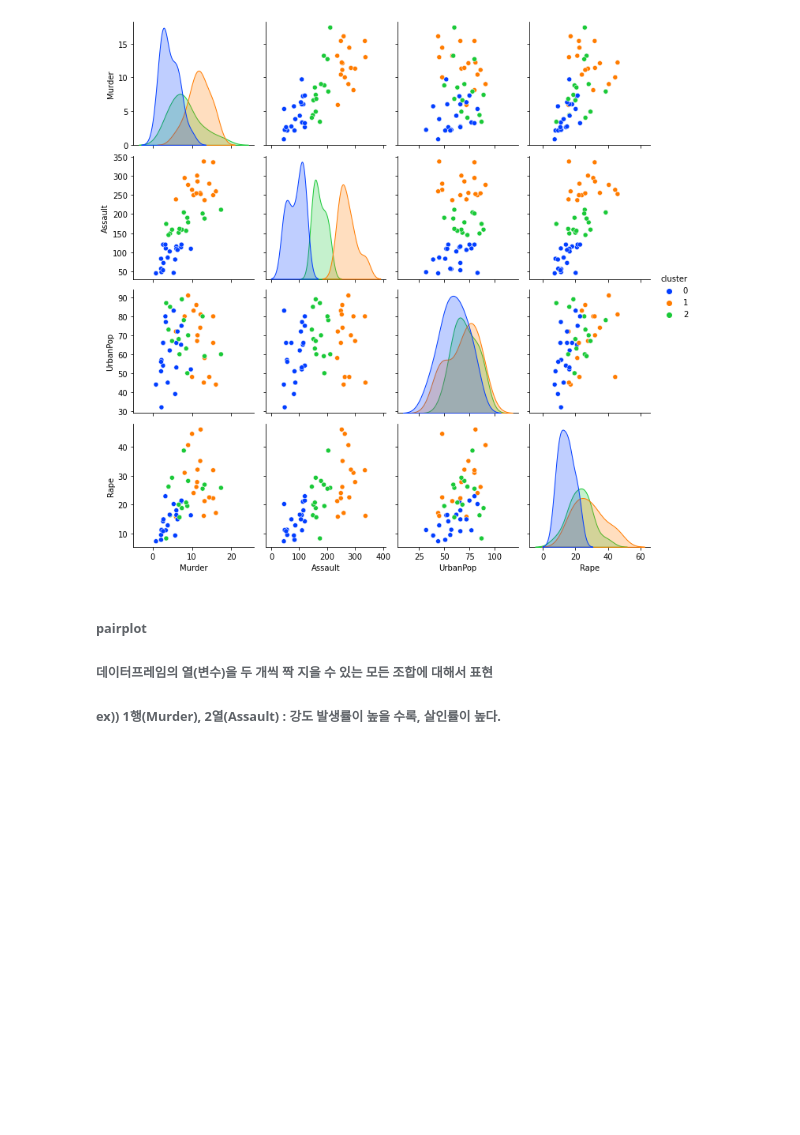
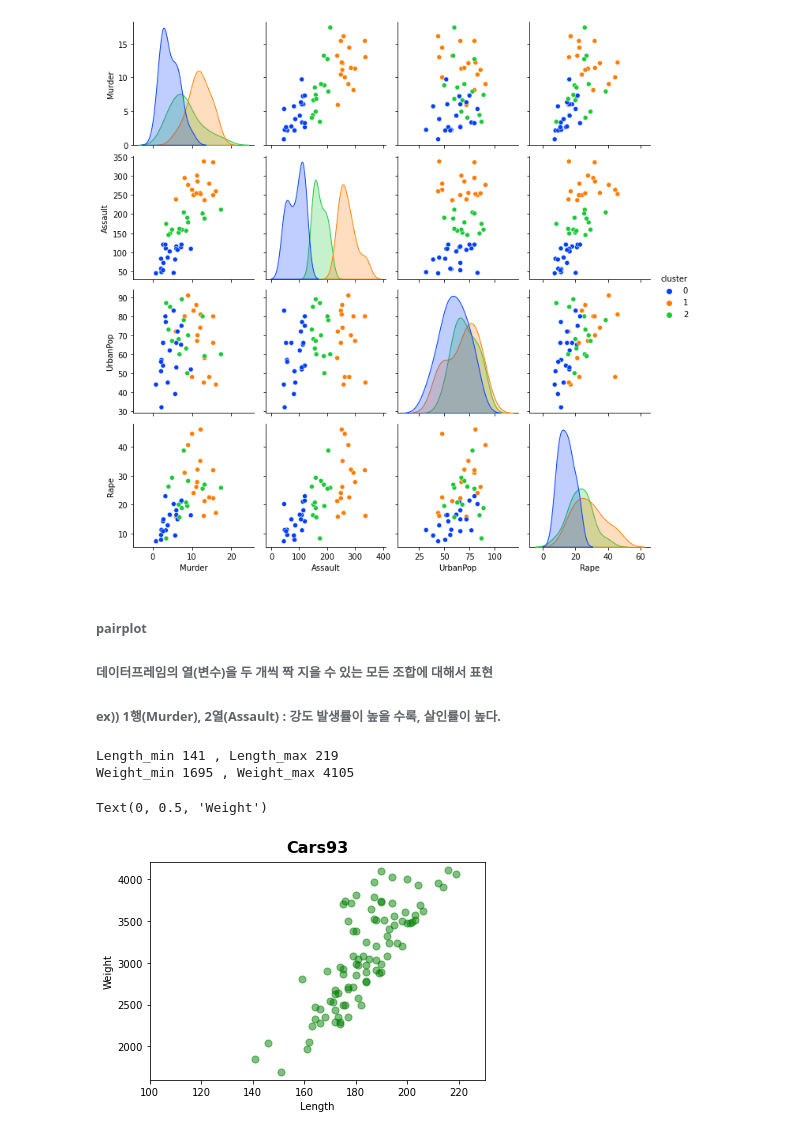
Before and after one commit to blackbutterfly0852/ADP_PRACTICE, a Jupyter notebook: 221017_시각화.ipynb, the cells around one changed output. Drawn from its saved outputs; the diff is of its cells as text; code cells hidden in the pictures; blank space fills up the shorter version.

```diff
--- a/221017_시각화.ipynb
+++ b/221017_시각화.ipynb
@@ -182,3 +182,28 @@ plt.show()
 ###### pairplot
 ###### 데이터프레임의 열(변수)을 두 개씩 짝 지을 수 있는 모든 조합에 대해서 표현
 ###### ex)) 1행(Murder), 2열(Assault) : 강도 발생률이 높을 수록, 살인률이 높다.
+# %%
+# 1. 산점도 - 두 개의 연속형 변수 관계 시각화
+# 두 개의 연속형 변수간의 관계를 알아볼 수 있도록 좌표평면 상에 관측점을 찍어 나타낸 그래프
+# 좌표형면 상의 관측점은 두 변수를 의미하는 x, y의 점으로 나타냄
+import pandas as pd
+import matplotlib.pyplot as plt
+
+df = pd.read_csv('data/Cars93.csv')
+df[['Length', 'Weight']]
+plt.scatter(x = df['Length'], y = df['Weight'], c = 'g', s = 50, alpha = 0.5) # c : 컬러, s : 크기, alpha : 투명도
+
+print('Length_min %d , Length_max %d  ' %(df['Length'].min(), df['Length'].max()))
+print('Weight_min %d , Weight_max %d  ' %(df['Weight'].min(), df['Weight'].max()))
+
+plt.axis([100, 230, 1600, 4200]) # x축_최소, x축_최대, y축_최소, y축_최대
+
+title_font = {'fontsize' : 16, 'fontweight' : 'bold'}
+plt.title('Cars93', loc = 'center', pad = 10, fontdict = title_font)
+plt.xlabel('Length')
+plt.ylabel('Weight')
+# %% [output]
+Length_min 141 , Length_max 219
+Weight_min 1695 , Weight_max 4105
+Text(0, 0.5, 'Weight')
+[figure, added]
```
Also changed, not shown: parts of 19 cells of this notebook.
